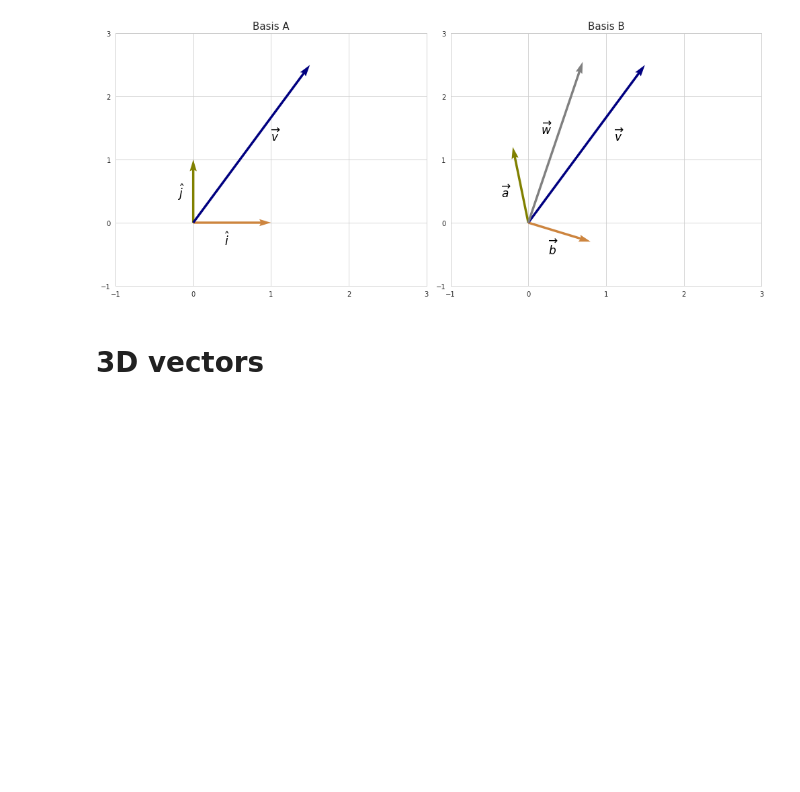
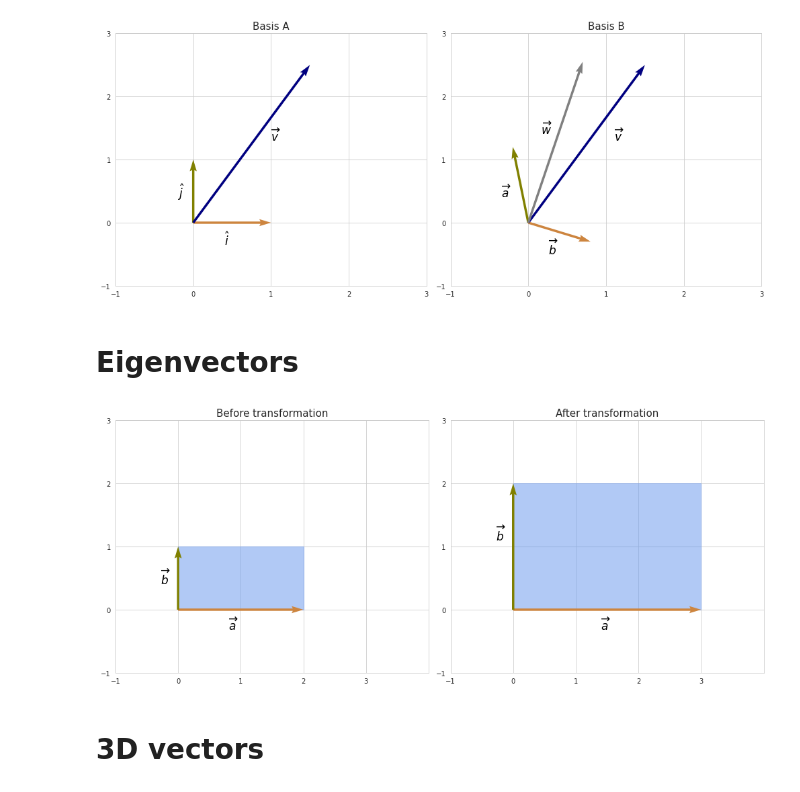
Before and after one commit to vzahorui/vzahorui.github.io, a Jupyter notebook: jupyter_notebooks/linear_algebra/Vectors.ipynb, the cells around one changed output. Saved outputs shown, nothing was run; the diff lists cells and outputs as text; code cells hidden in the pictures; blank space fills up the shorter version.

```diff
--- a/jupyter_notebooks/linear_algebra/Vectors.ipynb
+++ b/jupyter_notebooks/linear_algebra/Vectors.ipynb
@@ -83,6 +83,46 @@ plt.tight_layout()
 plt.savefig('../../assets/images/linear_algebra/different_basis.png', bbox_inches='tight');
 # %% [output]
 [figure]
+# %% [markdown]
+# Eigenvectors
+# %%
+with sns.axes_style('whitegrid'):
+    fig, ax = plt.subplots(1, 2, figsize=(14, 6))
+
+ax[0].set_xlim(-1, 4)
+ax[0].set_ylim(-1, 3)
+ax[0].set_xticks(np.arange(-1, 4, 1.0))
+ax[0].set_yticks(np.arange(-1, 4, 1.0))
+ax[0].quiver([0, 0], # x origin
+             [0, 0], # y origin
+             [2, 0], # x end
+             [0, 1], # y end
+             color=['peru', 'olive'], lw=0.7,
+             angles='xy', scale_units='xy', scale=1, zorder=20)
+ax[0].text(-0.28, 0.4, '$\overrightarrow{b}$', fontsize=17)
+ax[0].text(0.8, -0.32, '$\overrightarrow{a}$', fontsize=17)
+ax[0].fill_between([0, 2], 0, 1, alpha=0.5, color='cornflowerblue')
+ax[0].set_title('Before transformation', fontsize=15)
+
+ax[1].set_xlim(-1, 4)
+ax[1].set_ylim(-1, 3)
+ax[1].set_xticks(np.arange(-1, 4, 1.0))
+ax[1].set_yticks(np.arange(-1, 4, 1.0))
+ax[1].quiver([0, 0], # x origin
+             [0, 0], # y origin
+             [3, 0], # x end
+             [0, 2], # y end
+             color=['peru', 'olive'], lw=0.7,
+             angles='xy', scale_units='xy', scale=1, zorder=20)
+ax[1].text(-0.28, 1.1, '$\overrightarrow{b}$', fontsize=17)
+ax[1].text(1.4, -0.32, '$\overrightarrow{a}$', fontsize=17)
+ax[1].fill_between([0, 3], 0, 2, alpha=0.5, color='cornflowerblue')
+ax[1].set_title('After transformation', fontsize=15)
+
+plt.tight_layout()
+#plt.savefig('../../assets/images/linear_algebra/different_basis.png', bbox_inches='tight');
+# %% [output]
+[figure, added]
 # %% [markdown]
 # 3D vectors
 # %%
```
Also changed, not shown: 11 other files.
